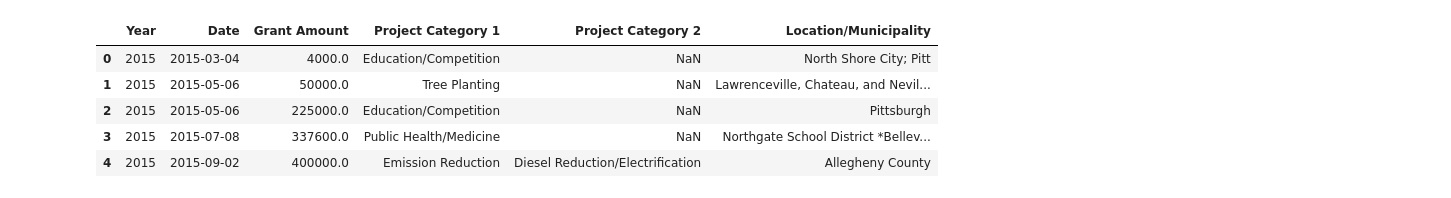
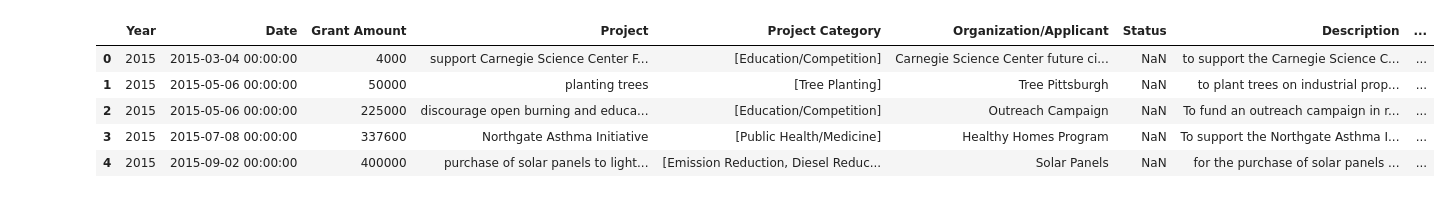
Before and after one commit to hkwee782/GASP-Clean-Air-Fund, a Jupyter notebook: charts.ipynb, the cells around one changed output. Drawn from its saved outputs; the diff is of its cells as text; code cells hidden in the pictures.

Commit message:
Reset charts.ipynb to match remote repository

```diff
--- a/charts.ipynb
+++ b/charts.ipynb
@@ -8,30 +26,29 @@ import pandas as pd
 import plotly.express as px
 import plotly.graph_objects as go
 # %%
-# Hannah
+# Load the file
+df = pd.read_excel('1740CAF.xlsx')
 
-# Load data
-df = pd.read_excel('FinalSheet.xlsx', engine='openpyxl')
+# Data Cleaning & Preparation
+# Turning 'Grant Amount' column into numeric values
+df['Grant Amount'] = pd.to_numeric(df['Grant Amount'].replace(r'[\$,]', '', regex=True), errors='coerce')
+df['Grant Amount'] = df['Grant Amount'].fillna(0)
+df['Grant Amount'] = df['Grant Amount'].astype(int).round(2)
 
-# Strip whitespace and handle basic text cleaning
-df = df.map(lambda x: x.strip() if isinstance(x, str) else x)
-
-# Convert dates to datetime objects
-df['Date'] = pd.to_datetime(df['Date'], errors='coerce')
-
-# Clean numeric columns (removing commas, etc.)
-df['Grant Amount'] = df['Grant Amount'].astype(str).str.replace(',', '')
-df['Grant Amount'] = pd.to_numeric(df['Grant Amount'], errors='coerce')
-
-# Replace placeholders with proper Null values
-df.replace(['N/A', 'nan', 'None'], pd.NA, inplace=True)
+# Turn Project Category into a list of unique categories
+df['Project Category'] = df['Project Category'].str.strip()
+df['Project Category'] = df['Project Category'].str.split(r',\s*')
+df_exploded = df.explode('Project Category')
+df_grouped = df_exploded.groupby(['Year', 'Project Category'])['Grant Amount'].sum().reset_index()
+categories = df_grouped['Project Category'].unique()
+# print(categories)
 
 # Show the first 5 rows
 df.head()
 # %% [output]
-|  | Year | Date | Grant Amount | Project Category 1 | Project Category 2 | Location/Municipality |
-| 0 | 2015 | 2015-03-04 | 4000.0 | Education/Competition | NaN | North Shore City; Pitt |
-| 1 | 2015 | 2015-05-06 | 50000.0 | Tree Planting | NaN | Lawrenceville, Chateau, and Nevil... |
-| 2 | 2015 | 2015-05-06 | 225000.0 | Education/Competition | NaN | Pittsburgh |
-| 3 | 2015 | 2015-07-08 | 337600.0 | Public Health/Medicine | NaN | Northgate School District *Bellev... |
-| 4 | 2015 | 2015-09-02 | 400000.0 | Emission Reduction | Diesel Reduction/Electrification | Allegheny County |
+|  | Year | Date | Grant Amount | Project | Project Category | Organization/Applicant | Status | Description | ... |
+| 0 | 2015 | 2015-03-04 00:00:00 | 4000 | support Carnegie Science Center F... | [Education/Competition] | Carnegie Science Center future ci... | NaN | to support the Carnegie Science C... | ... |
+| 1 | 2015 | 2015-05-06 00:00:00 | 50000 | planting trees | [Tree Planting] | Tree Pittsburgh | NaN | to plant trees on industrial prop... | ... |
+| 2 | 2015 | 2015-05-06 00:00:00 | 225000 | discourage open burning and educa... | [Education/Competition] | Outreach Campaign | NaN | To fund an outreach campaign in r... | ... |
+| 3 | 2015 | 2015-07-08 00:00:00 | 337600 | Northgate Asthma Initiative | [Public Health/Medicine] | Healthy Homes Program | NaN | To support the Northgate Asthma I... | ... |
+| 4 | 2015 | 2015-09-02 00:00:00 | 400000 | purchase of solar panels to light... | [Emission Reduction, Diesel Reduc... | Solar Panels | NaN | for the purchase of solar panels ... | ... |
```
Also changed, not shown: parts of 13 cells of this notebook, 1 other file.
